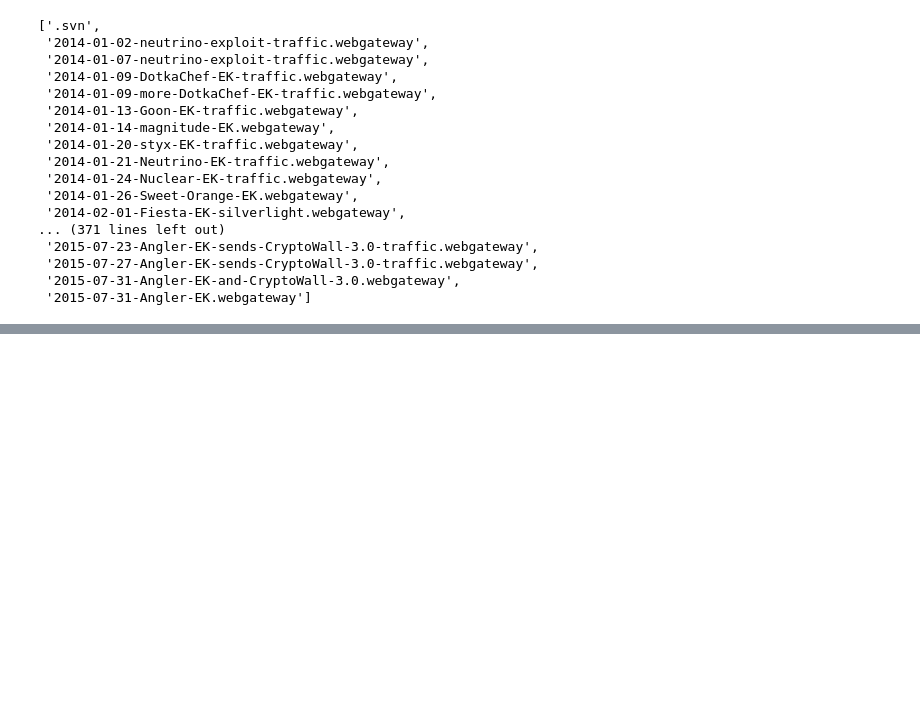
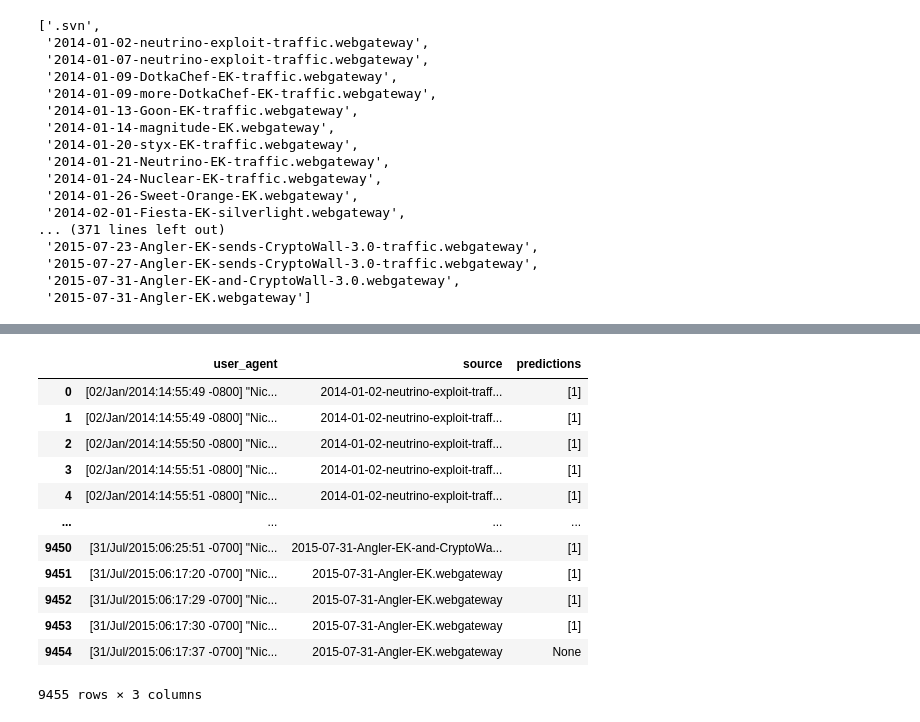
Before and after one commit to kmoh19/DataSCi, a Jupyter notebook: DeepLearn/User_Agents.ipynb, the cells around one changed output, grey strips where cells are left out. Cells and saved outputs as stored; diff of their text form; code cells hidden in the pictures; blank space fills up the shorter version.

```diff
--- a/DeepLearn/User_Agents.ipynb
+++ b/DeepLearn/User_Agents.ipynb
@@ -448,6 +448,7 @@ def predict(ua_str,clf,train_columns,trian_columns_order):
 
         msg=sample['user_id'][0]+' is '+classification+' ***  Browser:'+sample['browser_family'][0]+'  Mobile:'+ ('yes' if sample['is_mobile'][0] else 'no')
 
-        return msg
+        return result#msg
     except:
-        return X.shape
+        print(X.shape)
+        return
@@ -523,0 +533,16 @@ b.ua_string
+# %%
+exploit
+# %% [output]
+|  | user_agent | source | predictions |
+| 0 | [02/Jan/2014:14:55:49 -0800] "Nic... | 2014-01-02-neutrino-exploit-traff... | [1] |
+| 1 | [02/Jan/2014:14:55:49 -0800] "Nic... | 2014-01-02-neutrino-exploit-traff... | [1] |
+| 2 | [02/Jan/2014:14:55:50 -0800] "Nic... | 2014-01-02-neutrino-exploit-traff... | [1] |
+| 3 | [02/Jan/2014:14:55:51 -0800] "Nic... | 2014-01-02-neutrino-exploit-traff... | [1] |
+| 4 | [02/Jan/2014:14:55:51 -0800] "Nic... | 2014-01-02-neutrino-exploit-traff... | [1] |
+| ... | ... | ... | ... |
+| 9450 | [31/Jul/2015:06:25:51 -0700] "Nic... | 2015-07-31-Angler-EK-and-CryptoWa... | [1] |
+| 9451 | [31/Jul/2015:06:17:20 -0700] "Nic... | 2015-07-31-Angler-EK.webgateway | [1] |
+| 9452 | [31/Jul/2015:06:17:29 -0700] "Nic... | 2015-07-31-Angler-EK.webgateway | [1] |
+| 9453 | [31/Jul/2015:06:17:30 -0700] "Nic... | 2015-07-31-Angler-EK.webgateway | [1] |
+| 9454 | [31/Jul/2015:06:17:37 -0700] "Nic... | 2015-07-31-Angler-EK.webgateway | None |
+9455 rows × 3 columns
```
Also changed, not shown: parts of 6 cells of this notebook.
